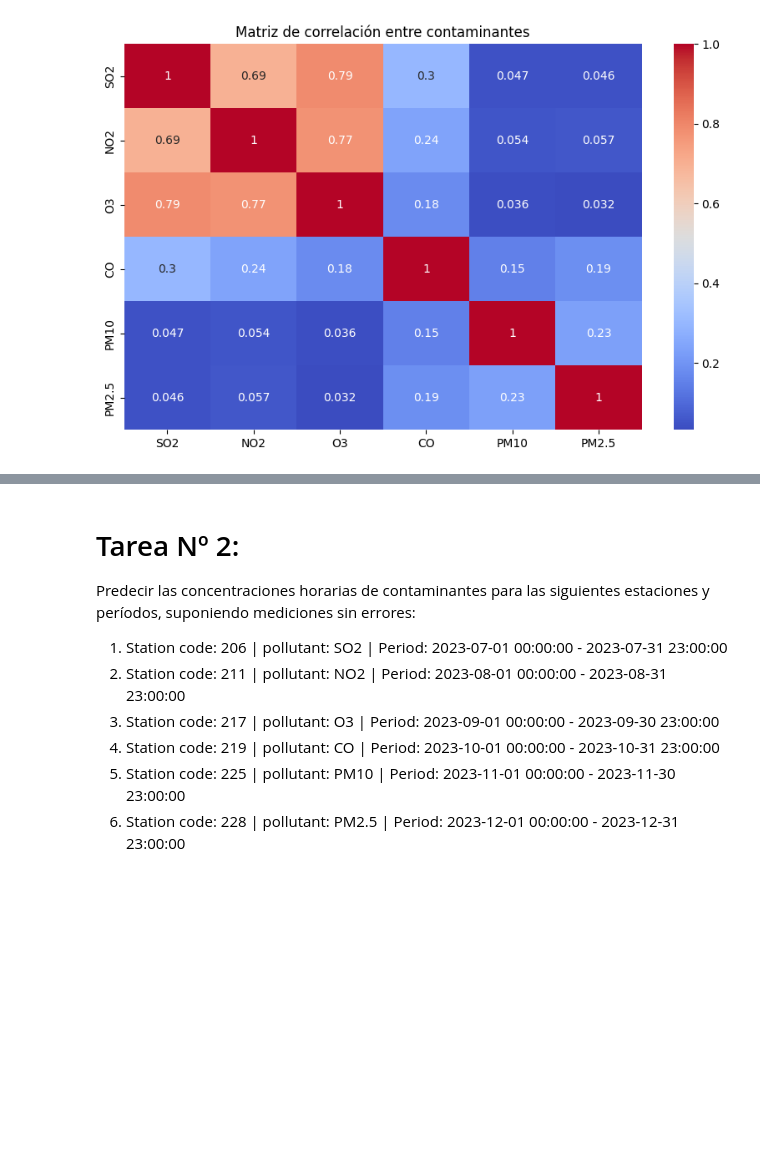
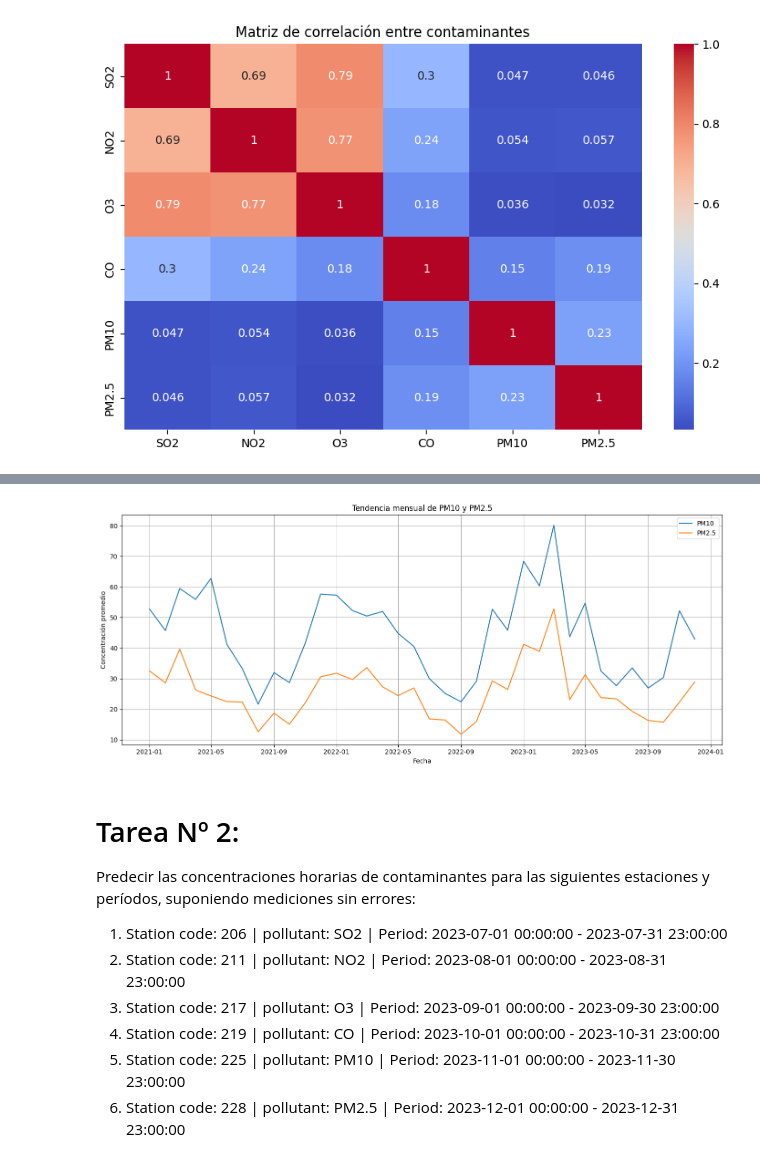
Before and after one commit to carlosgomezagrafojo/pollution-data, a Jupyter notebook: proyect_contaminacion.ipynb, the cells around one changed output, grey strips where cells are left out. Saved outputs shown, nothing was run; the diff lists cells and outputs as text; code cells hidden in the pictures; blank space fills up the shorter version.

```diff
--- a/proyect_contaminacion.ipynb
+++ b/proyect_contaminacion.ipynb
@@ -1305,3 +1369,32 @@ plt.show()
+# %%
+# Ahora visualizaremos las tendencias PM10 y PM2.5
+
+import pandas as pd
+import matplotlib.pyplot as plt
+import seaborn as sns
+
+# Asegurarse de que la columna de fecha esté en formato datetime
+df_measurement['Measurement date'] = pd.to_datetime(df_measurement['Measurement date'])
+
+# Agrupar por año y mes para obtener el promedio mensual de PM10 y PM2.5
+df_monthly = df_measurement.groupby(['año', 'mes'])[['PM10', 'PM2.5']].mean().reset_index()
+
+# Crear columna de fecha mensual para el eje x
+df_monthly['fecha'] = pd.to_datetime(df_monthly[['año', 'mes']].rename(columns={'año': 'year', 'mes': 'month'}).assign(day=1))
+
+# Gráfica
+plt.figure(figsize=(14,6))
+sns.lineplot(data=df_monthly, x='fecha', y='PM10', label='PM10')
+sns.lineplot(data=df_monthly, x='fecha', y='PM2.5', label='PM2.5')
+plt.title('Tendencia mensual de PM10 y PM2.5')
+plt.xlabel('Fecha')
+plt.ylabel('Concentración promedio')
+plt.legend()
+plt.grid(True)
+plt.tight_layout()
+plt.show()
+# %% [output]
+[figure, added]
 # %% [markdown]
 # Tarea Nº 2:
 
```
Also changed, not shown: parts of 39 cells of this notebook.
